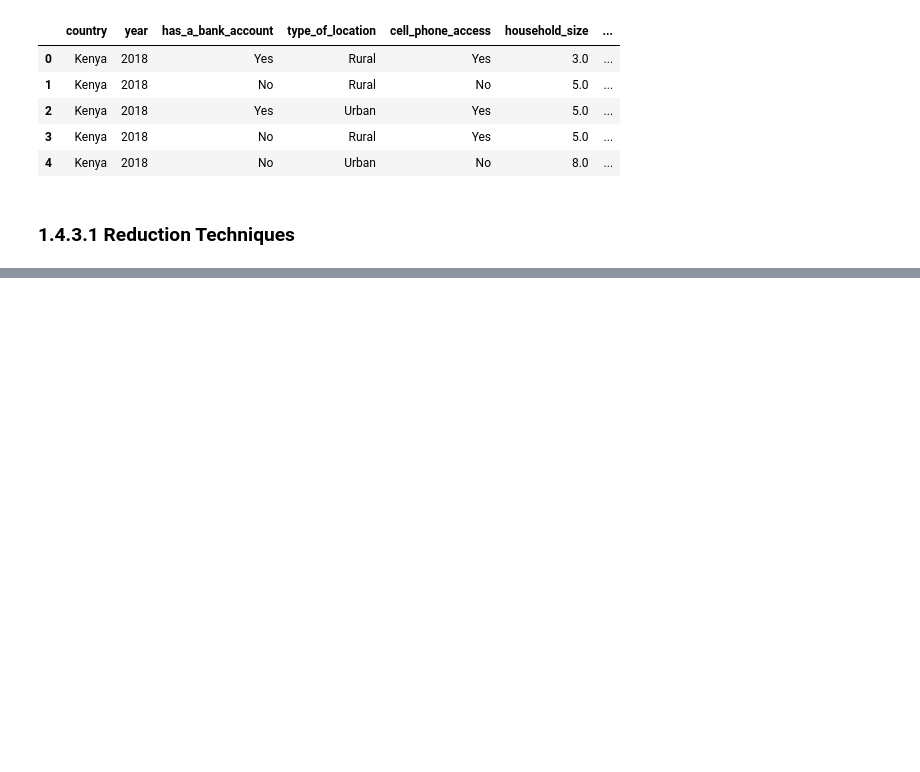
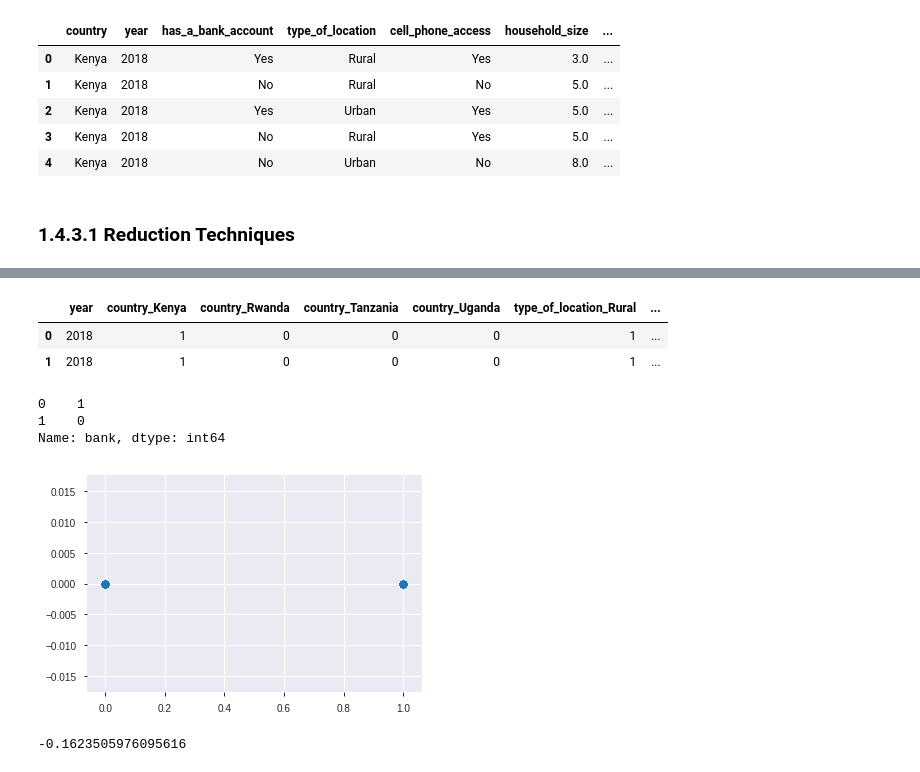
Before and after one commit to JOSEPHINEGEND/Predicting-Individuals-who-are-most-likely-to-have-or-use-a-bank-account-using-Python, a Jupyter notebook: Moringa_Data_Science_Core_W1_Independent_Project_2019_08_Josephine_Wanjiku_Python_Notebook.ipynb, the cells around one changed output, grey strips where cells are left out. Drawn from its saved outputs; the diff is of its cells as text; code cells hidden in the pictures; blank space fills up the shorter version.

```diff
--- a/Moringa_Data_Science_Core_W1_Independent_Project_2019_08_Josephine_Wanjiku_Python_Notebook.ipynb
+++ b/Moringa_Data_Science_Core_W1_Independent_Project_2019_08_Josephine_Wanjiku_Python_Notebook.ipynb
@@ -1081,0 +1435,23 @@ They go a step further to provide recommendations for effectively performing mul
+# %%
+X.head(2)
+# %% [output]
+|  | year | country_Kenya | country_Rwanda | country_Tanzania | country_Uganda | type_of_location_Rural | ... |
+| 0 | 2018 | 1 | 0 | 0 | 0 | 1 | ... |
+| 1 | 2018 | 1 | 0 | 0 | 0 | 1 | ... |
+# %%
+y.head(2)
+# %% [output]
+0    1
+1    0
+Name: bank, dtype: int64
+# %%
+# The main aim is to create a model that generalises well to new data.
+# Trained data is the data on which we apply the linear regression algorithm.
+# 40% of the data will go to the test data
+# 60% remains in the training set.
+# And finally we test that algorithm on the test data.
+
+
+# First we split the data into test set and training set
+
+X_train, X_test, y_train, y_test = train_test_split(X, y, test_size = 0.4, random_state = 101)
@@ -1081,0 +1467,30 @@ They go a step further to provide recommendations for effectively performing mul
+# %%
+# Training and and Making Predictions
+# Here we use random forest classification for making predictions
+
+from sklearn.ensemble import RandomForestClassifier
+
+classifier = RandomForestClassifier(max_depth = 2, random_state = 0)
+classifier.fit(X_train, y_train)
+
+# predicting the Test set results
+
+predictions = classifier.predict(X_test)
+# %%
+# visualising the prediction
+
+plt.scatter(y_test, predictions)
+plt.show()
+# %% [output]
+[figure, added]
+# %%
+# Coefficient of determination, R2, is the fraction (percentage) of variation in the response variable Y
+# that is explainable by the predictor variable X. It ranges between 0 (no predictability) to 1 (or 100%)
+# which indicates complete predictability.A high R2 indicates being able to predict response variable with less error.
+
+
+r2_score(y_test, predictions)
+
+# Which results in 0.918 approx, indicating indeed a very good fit.
+# %% [output]
+-0.1623505976095616
```
Also changed, not shown: parts of 44 cells of this notebook.
